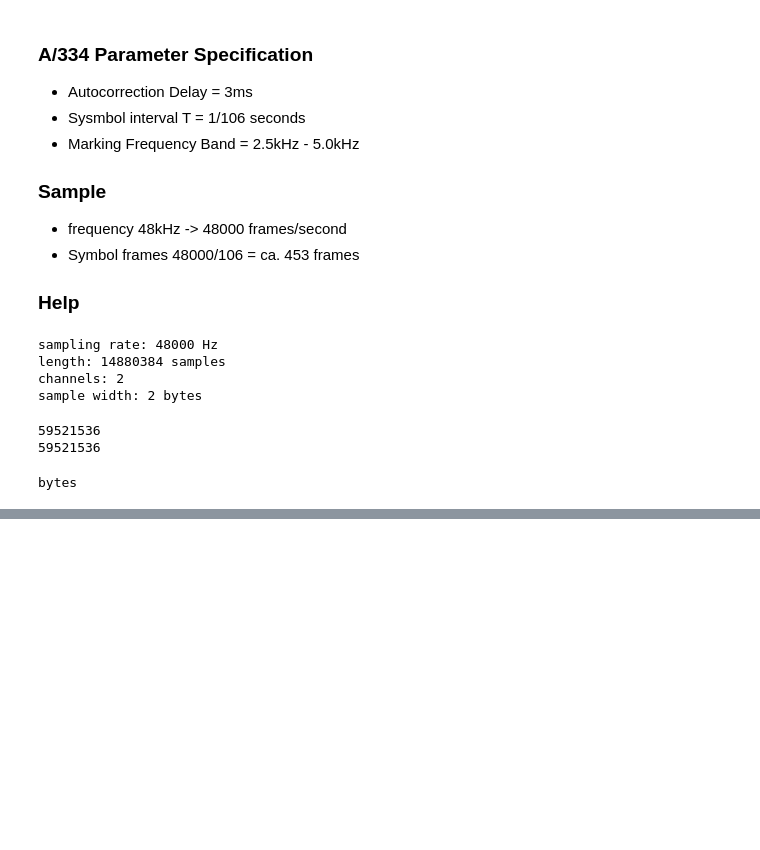
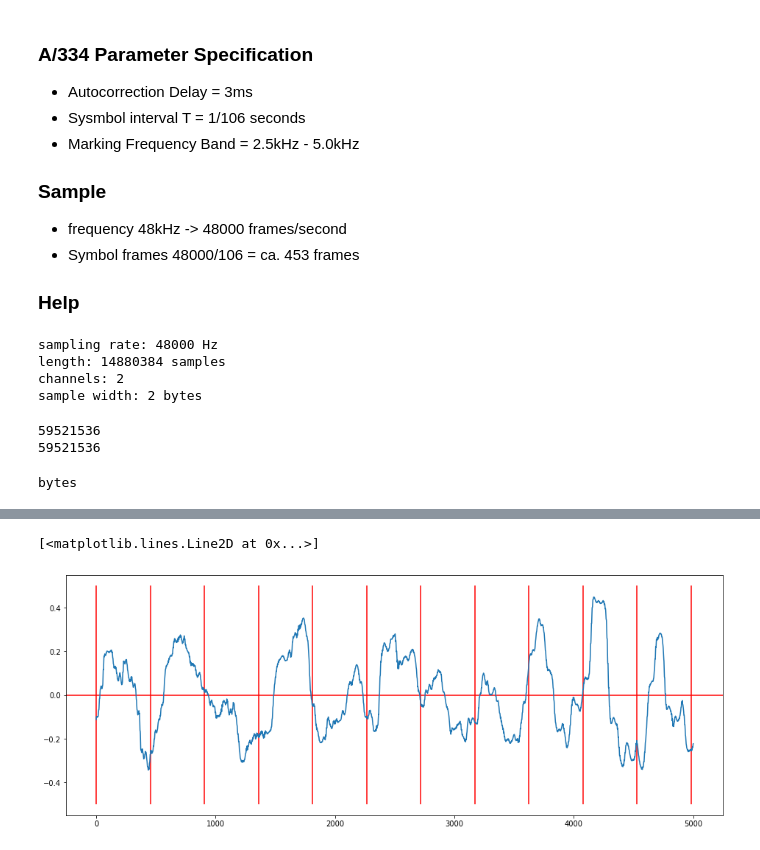
Before and after one commit to adb2-watermark-reader/adb2-watermark-reader, a Jupyter notebook: audio-watermark-decoding.ipynb, the cells around one changed output, grey strips where cells are left out. Drawn from its saved outputs; the diff is of its cells as text; code cells hidden in the pictures; blank space fills up the shorter version.

```diff
--- a/audio-watermark-decoding.ipynb
+++ b/audio-watermark-decoding.ipynb
@@ -40,3 +42,8 @@ type(data)
 bytes
 # %%
 sig = np.frombuffer(data, dtype='<i2').reshape(-1, channels)
+offset_sec = 0.003
+offset_frames = int(samplerate * offset_sec)
+symbols_per_sec = 106
+samples_per_symbol = samplerate / symbols_per_sec
+samples_per_symbol
@@ -49,0 +85,16 @@ ModuleNotFoundError: No module named 'utility'
+# %%
+samples = 5000
+sigg = sig_bandpassed
+diffs = np.zeros(samples)
+for i in range(samples):
+    orig_acf = acf(sigg[i:int(samples_per_symbol)+i], nlags=offset_frames)
+    delay_acf = acf(sigg[offset_frames+i:offset_frames+i+int(samples_per_symbol)], nlags=offset_frames)
+    diffs[i] = orig_acf[-1] - delay_acf[-1]
+
+plt.figure(figsize=(16, 6))
+plt.vlines(np.arange(0,samples, samples_per_symbol), -0.5, 0.5, colors=["red"])
+plt.axhline(y=0, color='r', linestyle='-')
+plt.plot(diffs, '-')
+# %% [output]
+[<matplotlib.lines.Line2D at 0x...>]
+[figure, added]
```
Also changed, not shown: parts of 8 cells of this notebook, 4 other files.
